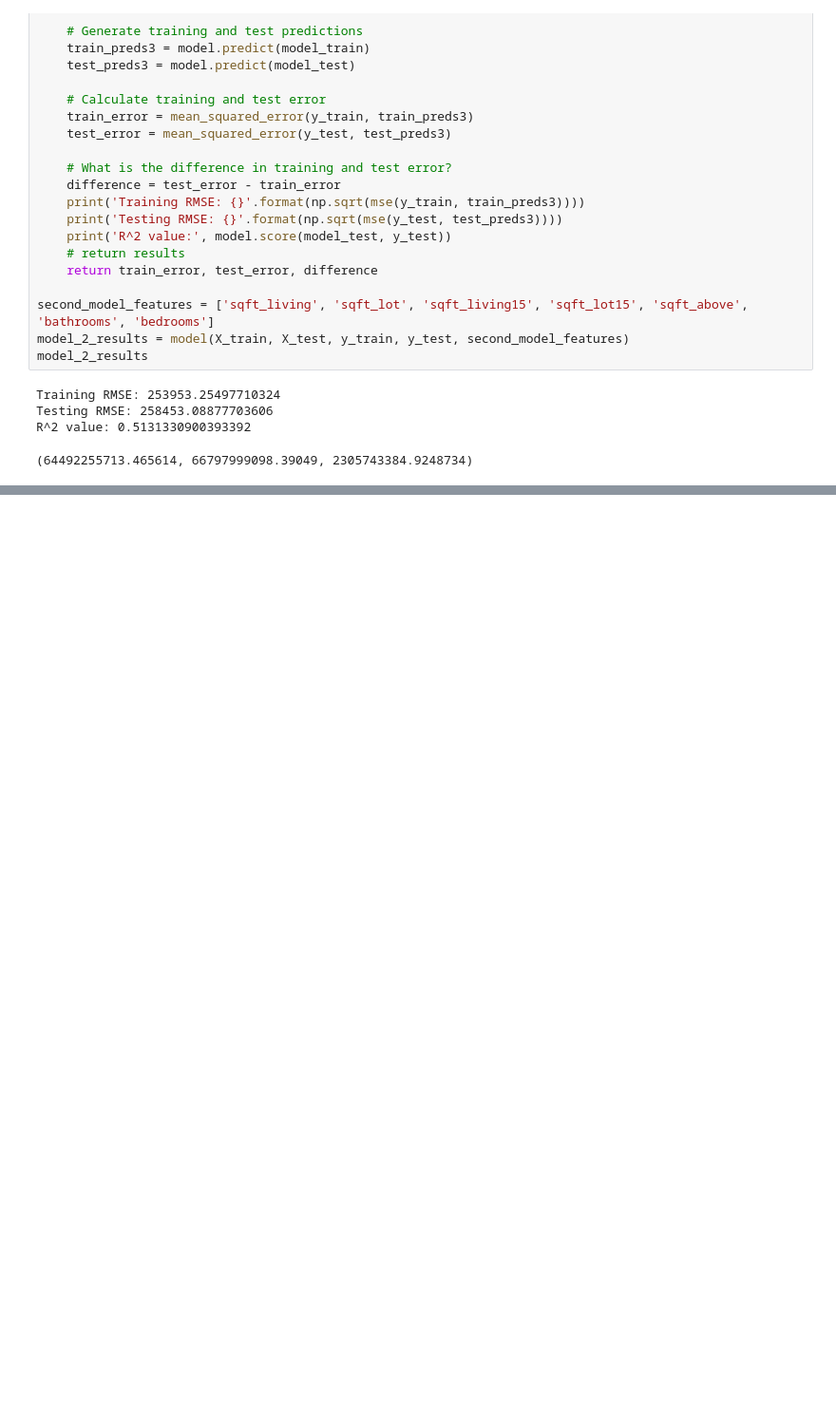
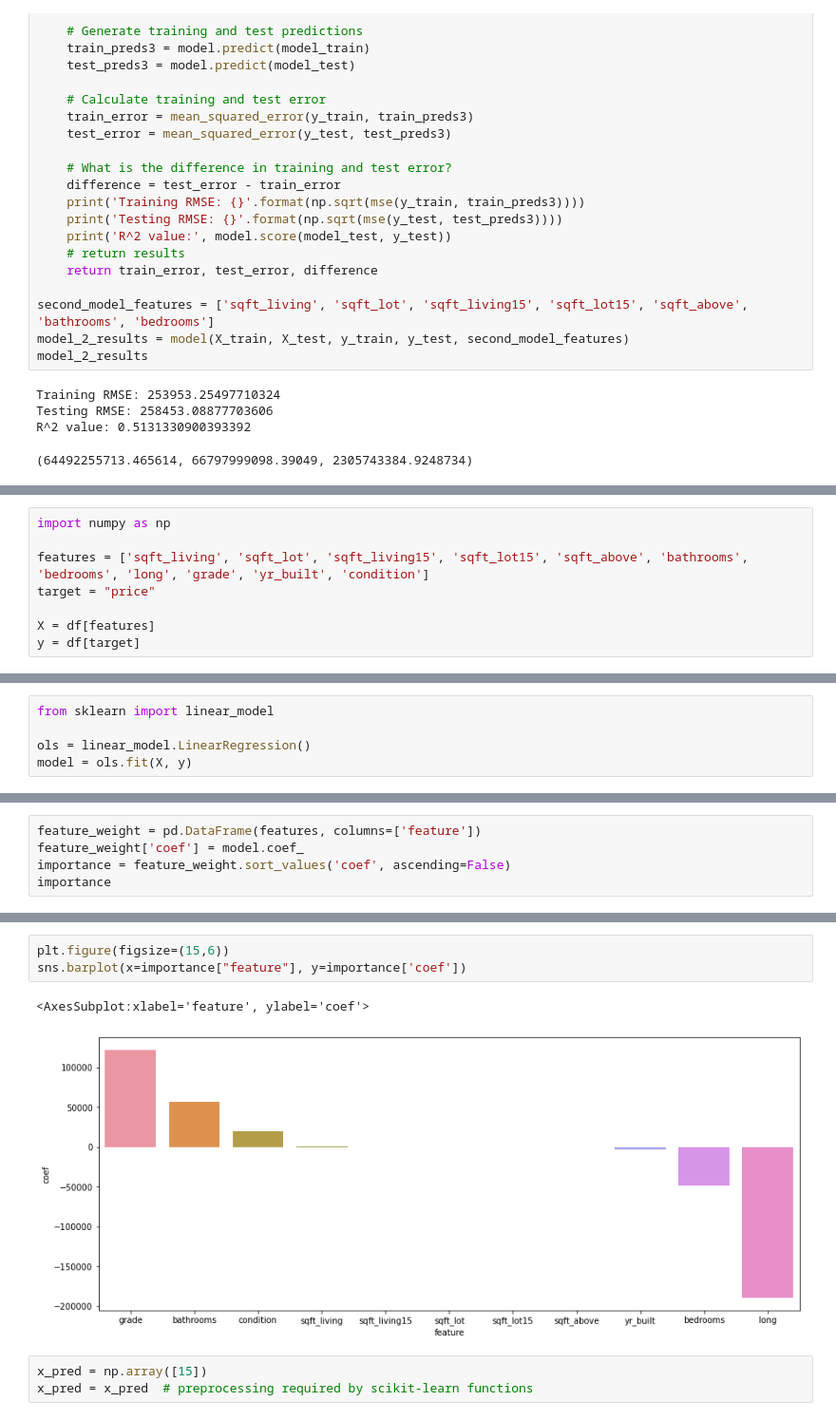
Before and after one commit to john-c-simmons/bsc-phase-two-project, a Jupyter notebook: notebooks/exploratory/mallory/new_notebook.ipynb, the cells around one changed output, grey strips where cells are left out. Shown at 95% size. Drawn from its saved outputs; the diff is of its cells as text; blank space fills up the shorter version.

```diff
--- a/notebooks/exploratory/mallory/new_notebook.ipynb
+++ b/notebooks/exploratory/mallory/new_notebook.ipynb
@@ -354,0 +503,8 @@ R^2 value: 0.6011230493433916
+# %%
+import numpy as np
+
+features = ['sqft_living', 'sqft_lot', 'sqft_living15', 'sqft_lot15', 'sqft_above', 'bathrooms', 'bedrooms', 'long', 'grade', 'yr_built', 'condition']
+target = "price"
+
+X = df[features]
+y = df[target]
@@ -354,0 +519,5 @@ R^2 value: 0.6011230493433916
+# %%
+from sklearn import linear_model
+
+ols = linear_model.LinearRegression()
+model = ols.fit(X, y)
@@ -354,0 +534,5 @@ R^2 value: 0.6011230493433916
+# %%
+feature_weight = pd.DataFrame(features, columns=['feature'])
+feature_weight['coef'] = model.coef_
+importance = feature_weight.sort_values('coef', ascending=False)
+importance
@@ -354,0 +552,9 @@ R^2 value: 0.6011230493433916
+# %%
+plt.figure(figsize=(15,6))
+sns.barplot(x=importance["feature"], y=importance['coef'])
+# %% [output]
+<AxesSubplot:xlabel='feature', ylabel='coef'>
+[figure, added]
+# %%
+x_pred = np.array([15])
+x_pred = x_pred  # preprocessing required by scikit-learn functions
```
Also changed, not shown: parts of 52 cells of this notebook.
